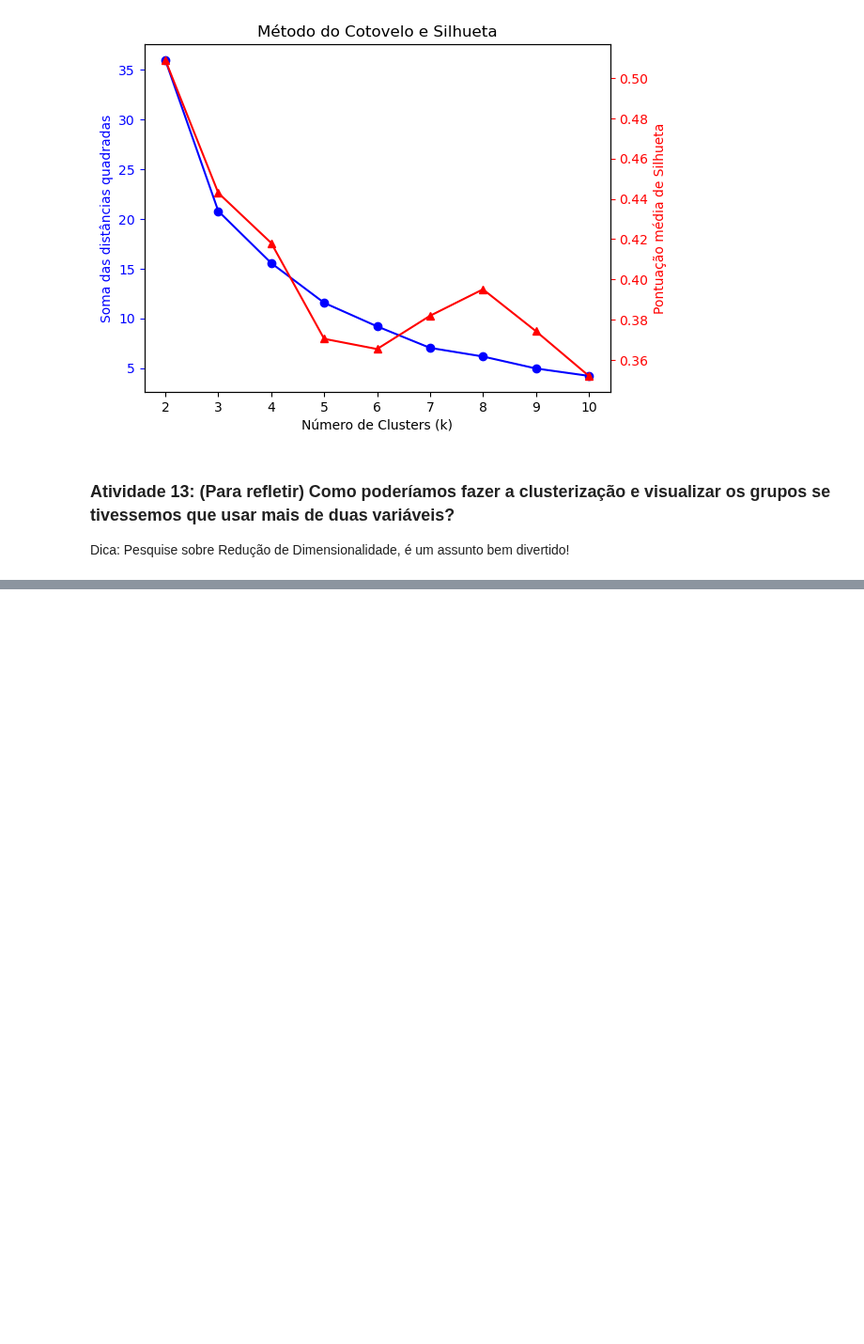
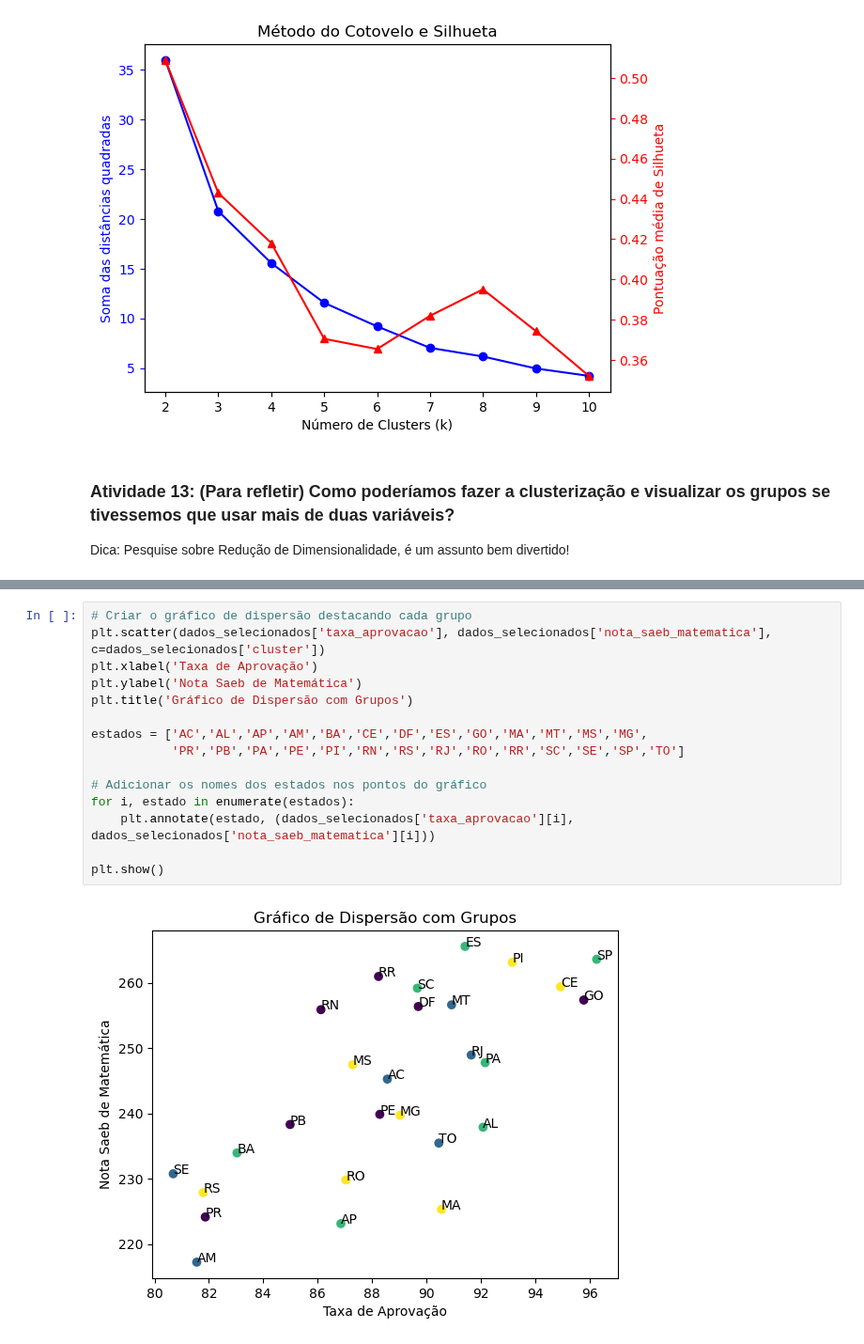
Before and after one commit to jorgelpbarretob/Master-Sirius, a Jupyter notebook: Semana 3/Semana3_Exercício.ipynb, the cells around one changed output, grey strips where cells are left out. Shown at 94% size. Saved outputs shown, nothing was run; the diff lists cells and outputs as text; blank space fills up the shorter version.

```diff
--- a/Semana 3/Semana3_Exercício.ipynb
+++ b/Semana 3/Semana3_Exercício.ipynb
@@ -387,0 +433,17 @@ plt.show()
+# %%
+# Criar o gráfico de dispersão destacando cada grupo
+plt.scatter(dados_selecionados['taxa_aprovacao'], dados_selecionados['nota_saeb_matematica'], c=dados_selecionados['cluster'])
+plt.xlabel('Taxa de Aprovação')
+plt.ylabel('Nota Saeb de Matemática')
+plt.title('Gráfico de Dispersão com Grupos')
+
+estados = ['AC','AL','AP','AM','BA','CE','DF','ES','GO','MA','MT','MS','MG',
+           'PR','PB','PA','PE','PI','RN','RS','RJ','RO','RR','SC','SE','SP','TO']
+
+# Adicionar os nomes dos estados nos pontos do gráfico
+for i, estado in enumerate(estados):
+    plt.annotate(estado, (dados_selecionados['taxa_aprovacao'][i], dados_selecionados['nota_saeb_matematica'][i]))
+
+plt.show()
+# %% [output]
+[figure, added]
```
Also changed, not shown: parts of 3 cells of this notebook.
